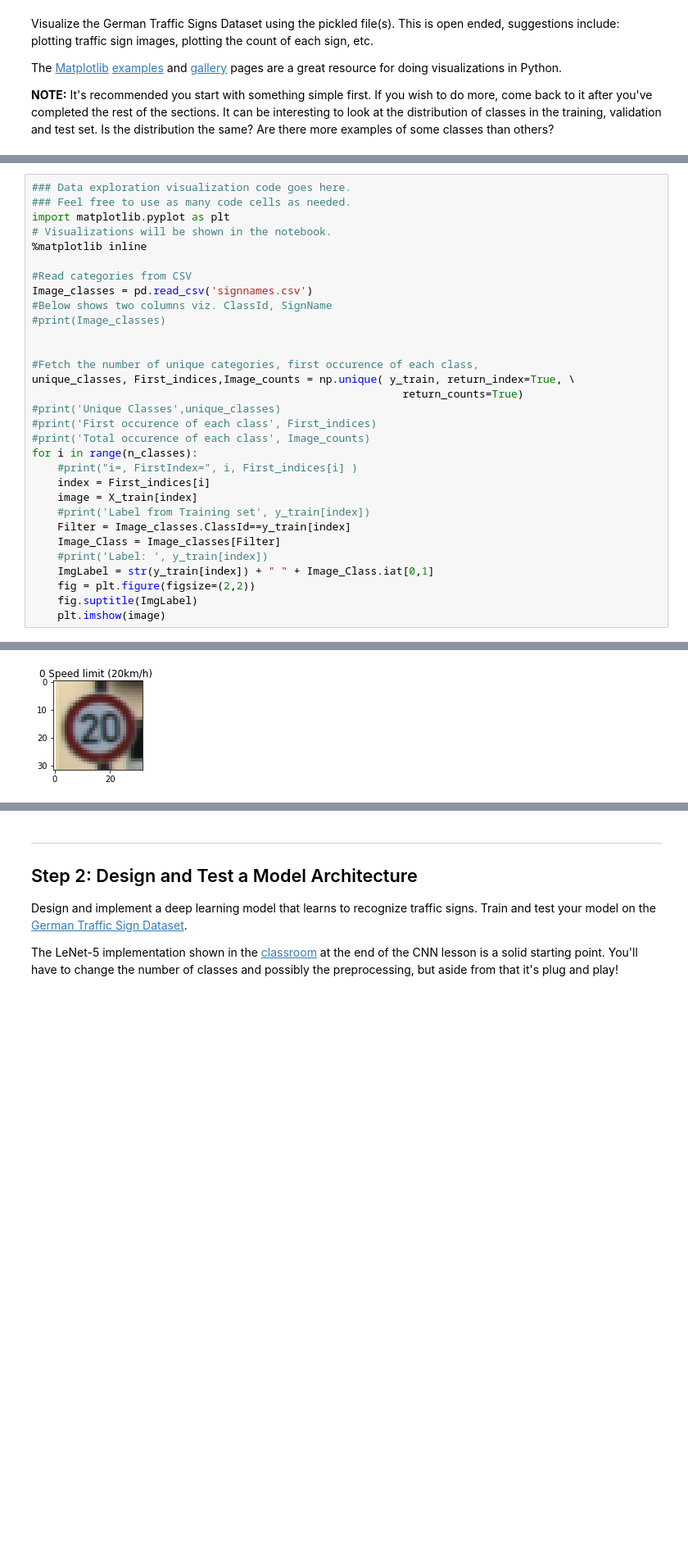
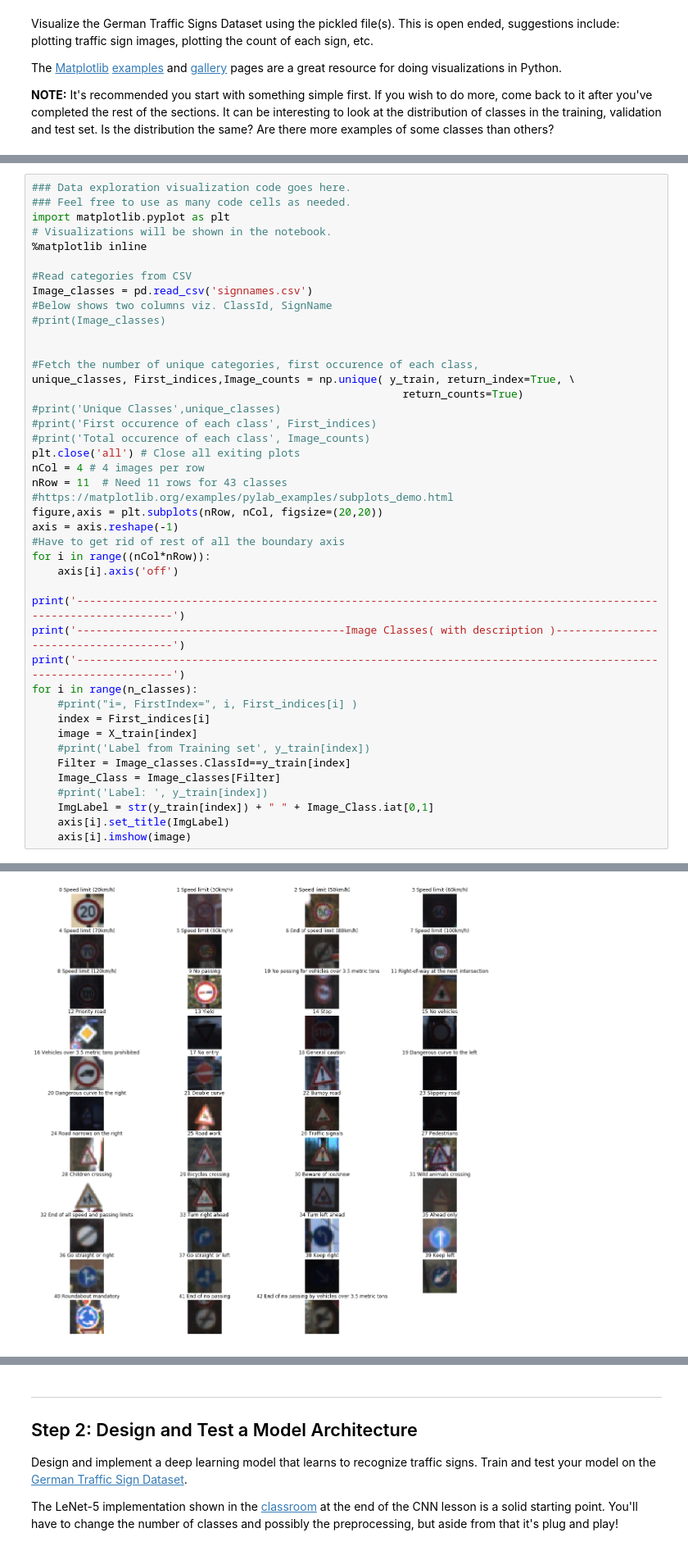
Before and after one commit to gr8manbir/Manbir_den, a Jupyter notebook: Self_Driving_Car/CarND-Traffic-Sign-Classifier-Project/Traffic_Sign_Classifier.ipynb, the cells around one changed output, grey strips where cells are left out. Shown: that part at 82% size. Cells and saved outputs as stored; diff of their text form; blank space fills up the shorter version.

```diff
--- a/Self_Driving_Car/CarND-Traffic-Sign-Classifier-Project/Traffic_Sign_Classifier.ipynb
+++ b/Self_Driving_Car/CarND-Traffic-Sign-Classifier-Project/Traffic_Sign_Classifier.ipynb
@@ -111,6 +122,19 @@ unique_classes, First_indices,Image_counts = np.unique( y_train, return_index=Tr
 #print('Unique Classes',unique_classes)
 #print('First occurence of each class', First_indices)
 #print('Total occurence of each class', Image_counts)
+plt.close('all') # Close all exiting plots
+nCol = 4 # 4 images per row
+nRow = 11  # Need 11 rows for 43 classes
+#https://matplotlib.org/examples/pylab_examples/subplots_demo.html
+figure,axis = plt.subplots(nRow, nCol, figsize=(20,20))
+axis = axis.reshape(-1)
+#Have to get rid of rest of all the boundary axis
+for i in range((nCol*nRow)):
+    axis[i].axis('off')
+
+print('-----------------------------------------------------------------------------------------------------------------')
+print('------------------------------------------Image Classes( with description )--------------------------------------')
+print('-----------------------------------------------------------------------------------------------------------------')
 for i in range(n_classes):
     #print("i=, FirstIndex=", i, First_indices[i] )
     index = First_indices[i]
@@ -120,7 +144,6 @@ for i in range(n_classes):
     Image_Class = Image_classes[Filter]
     #print('Label: ', y_train[index])
     ImgLabel = str(y_train[index]) + " " + Image_Class.iat[0,1]
-    fig = plt.figure(figsize=(2,2))
-    fig.suptitle(ImgLabel)
-    plt.imshow(image)
+    axis[i].set_title(ImgLabel)
+    axis[i].imshow(image)
 # %% [output]
@@ -127 +153 @@ for i in range(n_classes):
-[figure, old version]
+[figure, new version]
```
Also changed, not shown: parts of 7 cells of this notebook.
